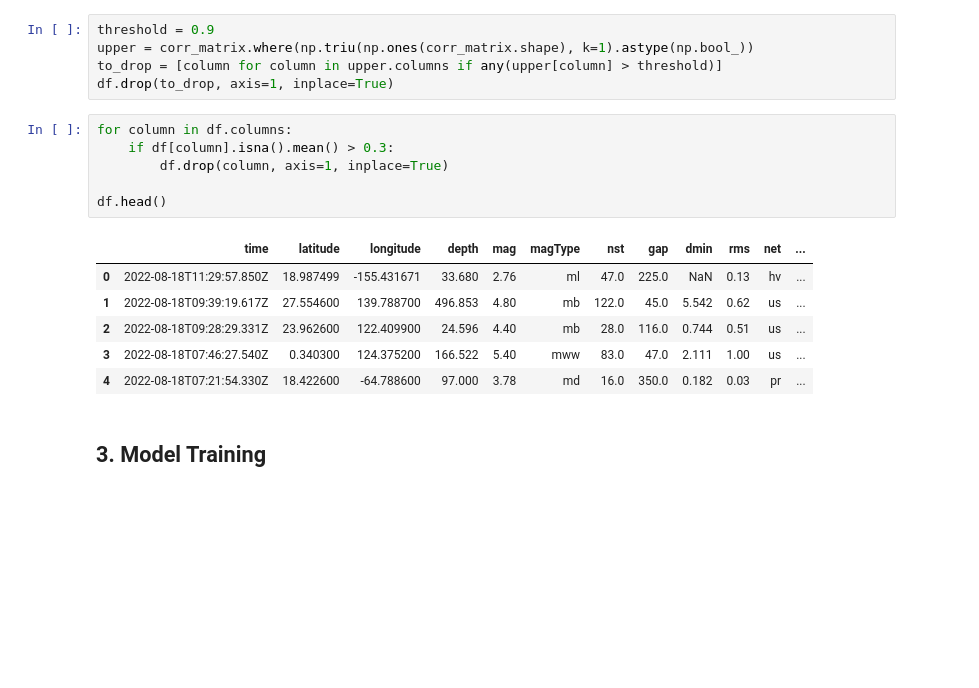
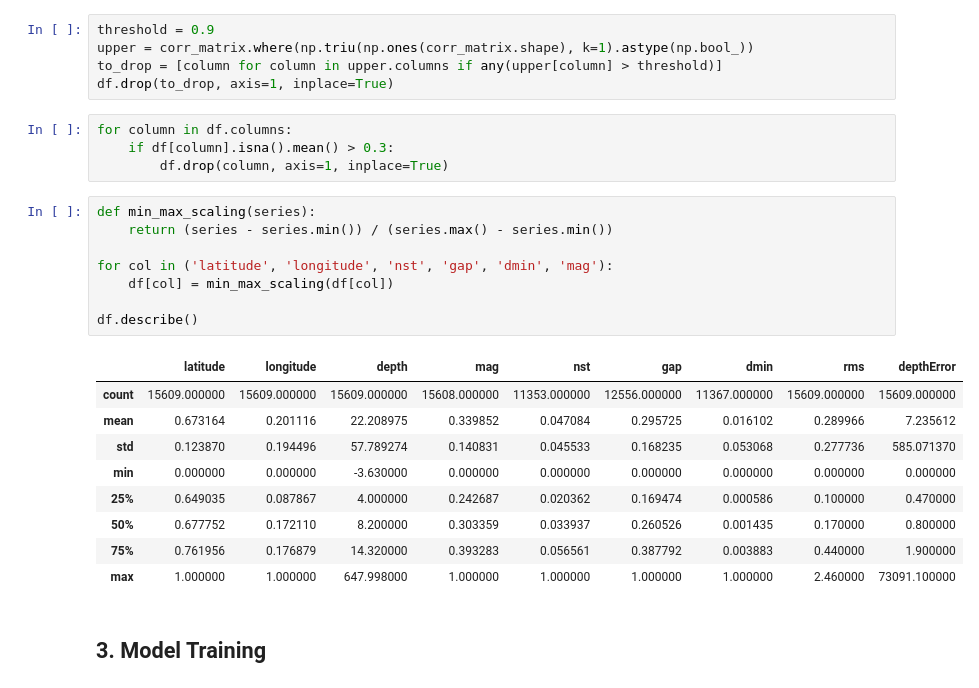
Before and after one commit to Andre-Gilbert/Earthquake-Prediction, a Jupyter notebook: ml/earthquake_prediction.ipynb, the cells around one changed output. Cells and saved outputs as stored; diff of their text form; blank space fills up the shorter version.

```diff
--- a/ml/earthquake_prediction.ipynb
+++ b/ml/earthquake_prediction.ipynb
@@ -151,15 +151,24 @@ df.drop(to_drop, axis=1, inplace=True)
 for column in df.columns:
     if df[column].isna().mean() > 0.3:
         df.drop(column, axis=1, inplace=True)
-
-df.head()
-# %% [output]
-|  | time | latitude | longitude | depth | mag | magType | nst | gap | dmin | rms | net | ... |
-| 0 | 2022-08-18T11:29:57.850Z | 18.987499 | -155.431671 | 33.680 | 2.76 | ml | 47.0 | 225.0 | NaN | 0.13 | hv | ... |
-| 1 | 2022-08-18T09:39:19.617Z | 27.554600 | 139.788700 | 496.853 | 4.80 | mb | 122.0 | 45.0 | 5.542 | 0.62 | us | ... |
-| 2 | 2022-08-18T09:28:29.331Z | 23.962600 | 122.409900 | 24.596 | 4.40 | mb | 28.0 | 116.0 | 0.744 | 0.51 | us | ... |
-| 3 | 2022-08-18T07:46:27.540Z | 0.340300 | 124.375200 | 166.522 | 5.40 | mww | 83.0 | 47.0 | 2.111 | 1.00 | us | ... |
-| 4 | 2022-08-18T07:21:54.330Z | 18.422600 | -64.788600 | 97.000 | 3.78 | md | 16.0 | 350.0 | 0.182 | 0.03 | pr | ... |
+# %%
+def min_max_scaling(series):
+    return (series - series.min()) / (series.max() - series.min())
+
+for col in ('latitude', 'longitude', 'nst', 'gap', 'dmin', 'mag'):
+    df[col] = min_max_scaling(df[col])
+
+df.describe()
+# %% [output]
+|  | latitude | longitude | depth | mag | nst | gap | dmin | rms | depthError |
+| count | 15609.000000 | 15609.000000 | 15609.000000 | 15608.000000 | 11353.000000 | 12556.000000 | 11367.000000 | 15609.000000 | 15609.000000 |
+| mean | 0.673164 | 0.201116 | 22.208975 | 0.339852 | 0.047084 | 0.295725 | 0.016102 | 0.289966 | 7.235612 |
+| std | 0.123870 | 0.194496 | 57.789274 | 0.140831 | 0.045533 | 0.168235 | 0.053068 | 0.277736 | 585.071370 |
+| min | 0.000000 | 0.000000 | -3.630000 | 0.000000 | 0.000000 | 0.000000 | 0.000000 | 0.000000 | 0.000000 |
+| 25% | 0.649035 | 0.087867 | 4.000000 | 0.242687 | 0.020362 | 0.169474 | 0.000586 | 0.100000 | 0.470000 |
+| 50% | 0.677752 | 0.172110 | 8.200000 | 0.303359 | 0.033937 | 0.260526 | 0.001435 | 0.170000 | 0.800000 |
+| 75% | 0.761956 | 0.176879 | 14.320000 | 0.393283 | 0.056561 | 0.387792 | 0.003883 | 0.440000 | 1.900000 |
+| max | 1.000000 | 1.000000 | 647.998000 | 1.000000 | 1.000000 | 1.000000 | 1.000000 | 2.460000 | 73091.100000 |
 # %% [markdown]
 ## 3. Model Training
 # %%
```
Also changed, not shown: parts of 4 cells of this notebook, 9 other files.
